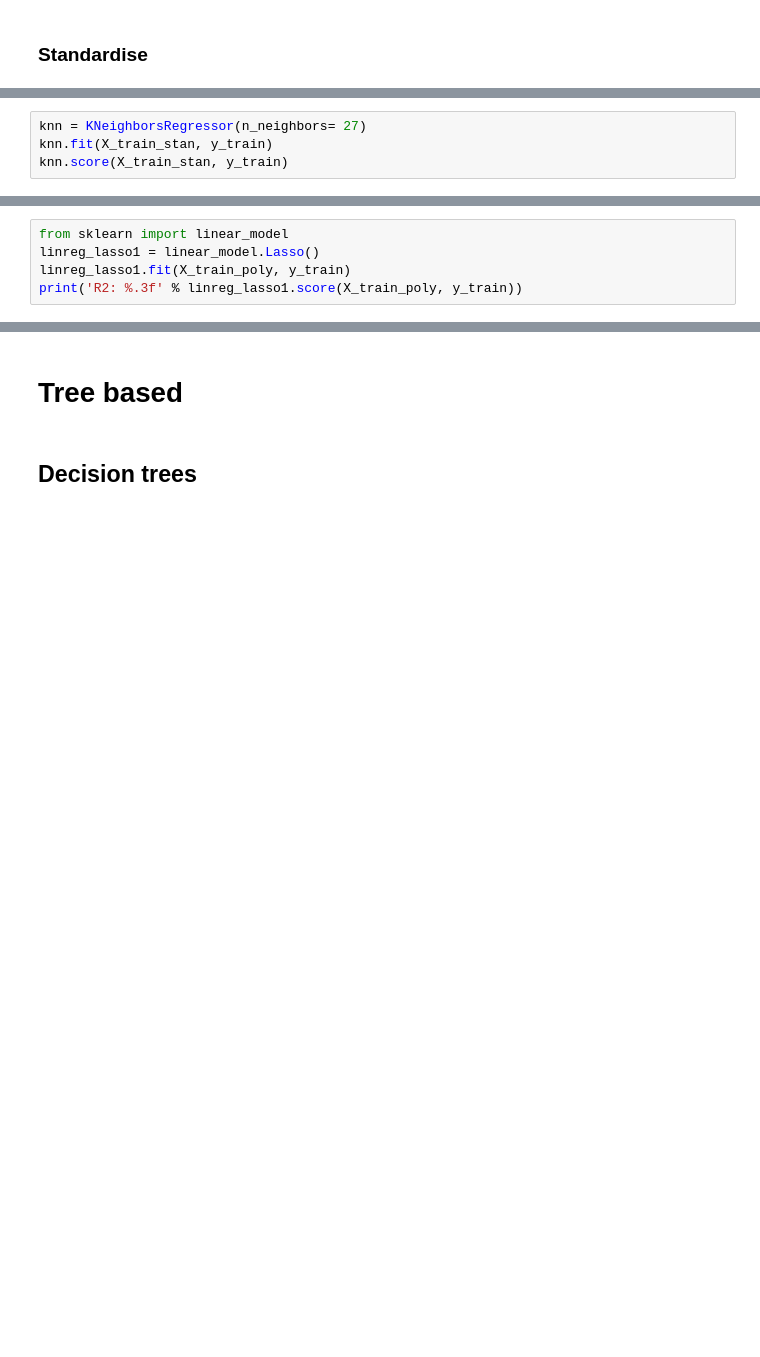
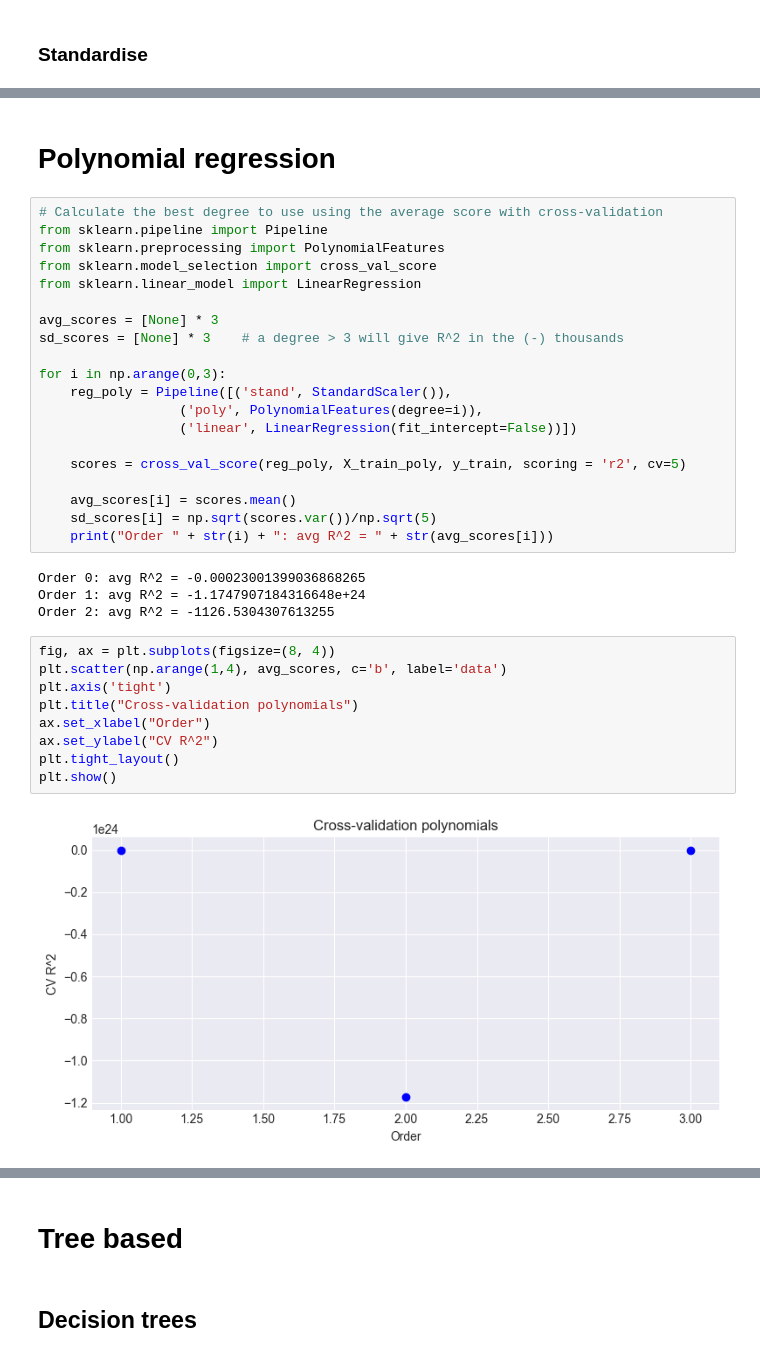
Before and after one commit to Vicba/SchoolProject, a Jupyter notebook: outcome_damage_amount.ipynb, the cells around one changed output, grey strips where cells are left out. Saved outputs shown, nothing was run; the diff lists cells and outputs as text; blank space fills up the shorter version.

```diff
--- a/outcome_damage_amount.ipynb
+++ b/outcome_damage_amount.ipynb
@@ -223,4 +74,0 @@ The best validation score is 0.4278773356765351
-# %%
-knn = KNeighborsRegressor(n_neighbors= 27)
-knn.fit(X_train_stan, y_train)
-knn.score(X_train_stan, y_train)
@@ -240,5 +74,0 @@ lasso penalisation
-# %%
-from sklearn import linear_model
-linreg_lasso1 = linear_model.Lasso()
-linreg_lasso1.fit(X_train_poly, y_train)
-print('R2: %.3f' % linreg_lasso1.score(X_train_poly, y_train))
@@ -278,0 +161,37 @@ plt.show()
+# %% [markdown]
+# Polynomial regression
+# %%
+# Calculate the best degree to use using the average score with cross-validation
+from sklearn.pipeline import Pipeline
+from sklearn.preprocessing import PolynomialFeatures
+from sklearn.model_selection import cross_val_score
+from sklearn.linear_model import LinearRegression
+
+avg_scores = [None] * 3
+sd_scores = [None] * 3 	  # a degree > 3 will give R^2 in the (-) thousands
+
+for i in np.arange(0,3):
+    reg_poly = Pipeline([('stand', StandardScaler()),
+                  ('poly', PolynomialFeatures(degree=i)),
+                  ('linear', LinearRegression(fit_intercept=False))])
+
+    scores = cross_val_score(reg_poly, X_train_poly, y_train, scoring = 'r2', cv=5)
+
+    avg_scores[i] = scores.mean()
+    sd_scores[i] = np.sqrt(scores.var())/np.sqrt(5)
+    print("Order " + str(i) + ": avg R^2 = " + str(avg_scores[i]))
+# %% [output]
+Order 0: avg R^2 = -0.00023001399036868265
+Order 1: avg R^2 = -1.1747907184316648e+24
+Order 2: avg R^2 = -1126.5304307613255
+# %%
+fig, ax = plt.subplots(figsize=(8, 4))
+plt.scatter(np.arange(1,4), avg_scores, c='b', label='data')
+plt.axis('tight')
+plt.title("Cross-validation polynomials")
+ax.set_xlabel("Order")
+ax.set_ylabel("CV R^2")
+plt.tight_layout()
+plt.show()
+# %% [output]
+[figure, added]
```
Also changed, not shown: parts of 105 cells of this notebook, 6 other files.
